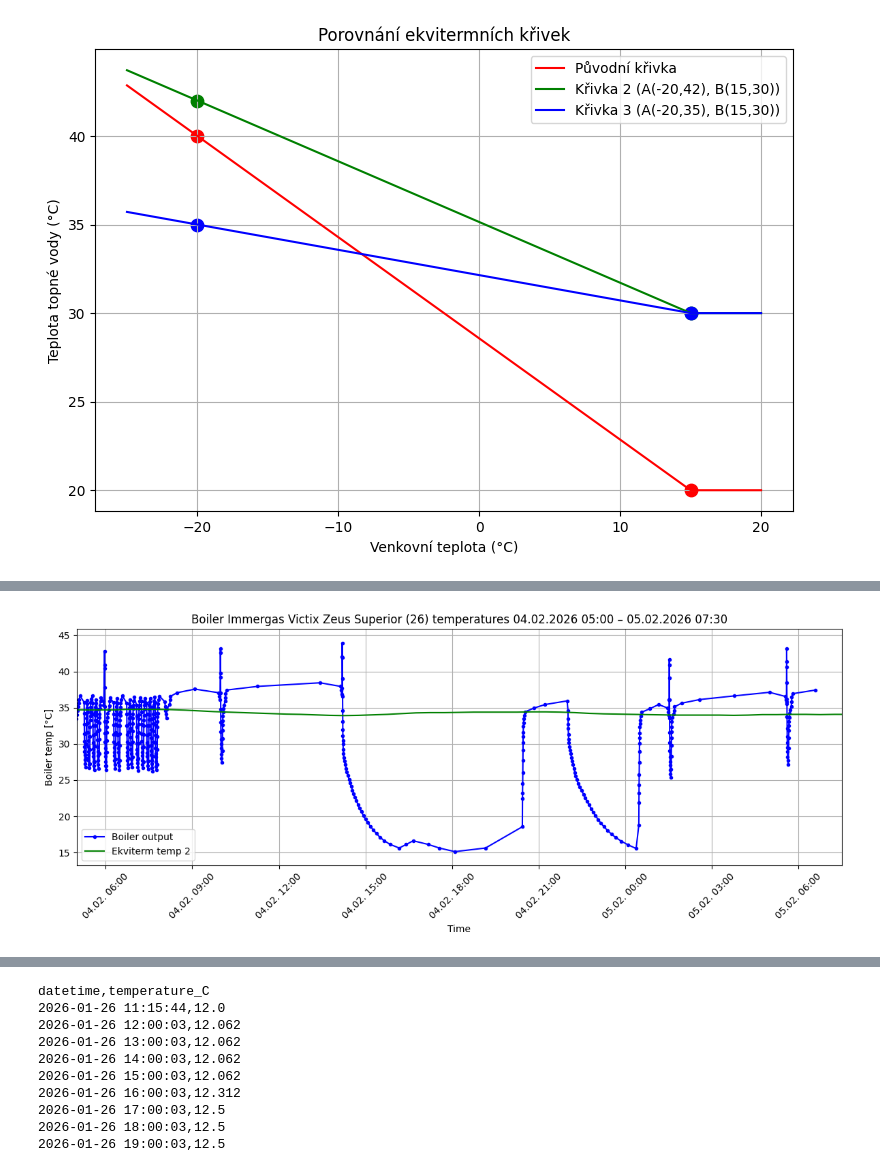
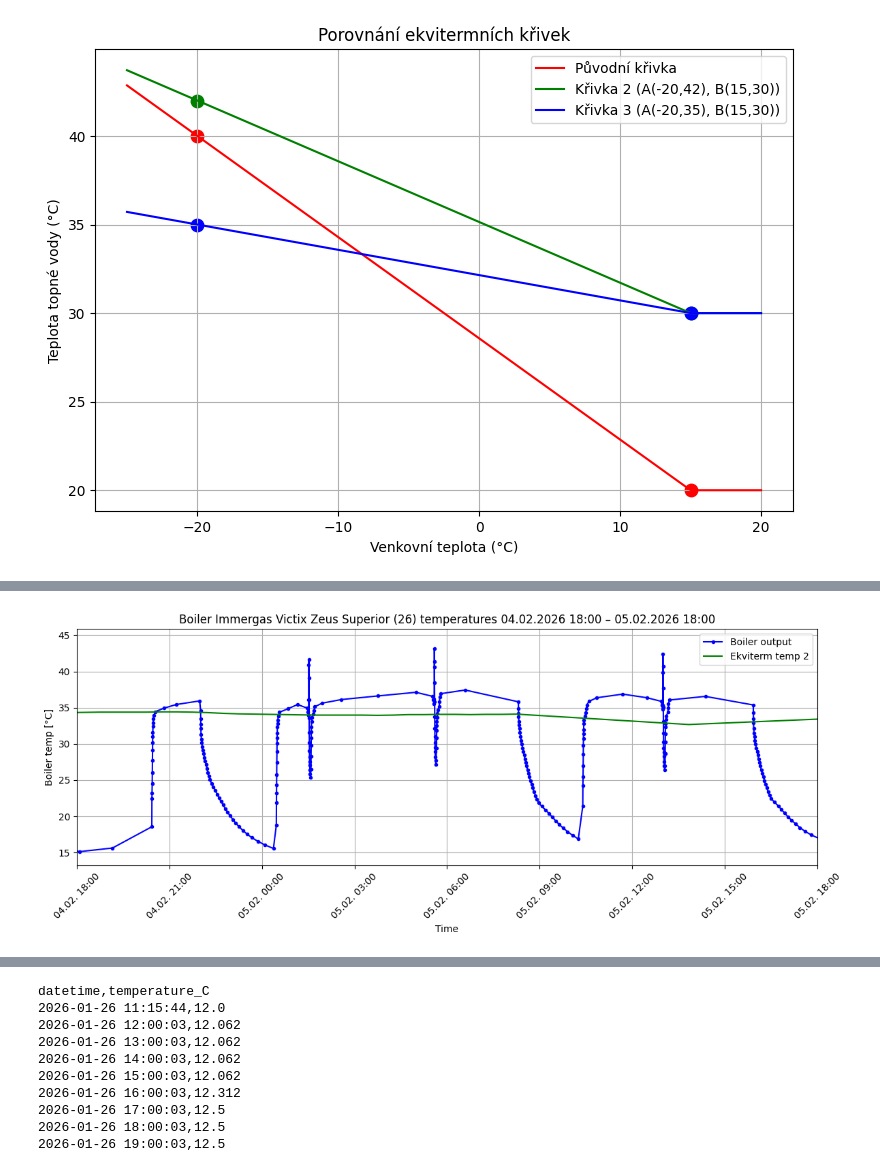
Before and after one commit to MarekCoderslab/Teploty_kotle, a Jupyter notebook: Teplota_kotle.ipynb, the cells around one changed output, grey strips where cells are left out. Drawn from its saved outputs; the diff is of its cells as text; code cells hidden in the pictures.

```diff
--- a/Teplota_kotle.ipynb
+++ b/Teplota_kotle.ipynb
@@ -208,38 +196,38 @@ import matplotlib.dates as mdates
 import pandas as pd
 
 # --- RUČNÍ NASTAVENÍ ČASOVÉHO OKNA ---
-start_time = pd.Timestamp("2026-02-04 5:00:00")
-end_time   = pd.Timestamp("2026-02-05 7:30:00")
+start_time = pd.Timestamp("2026-02-04 18:00:00")
+end_time   = pd.Timestamp("2026-02-05 18:00:00")
 
 plt.figure(figsize=(12,5))
 ax = plt.gca()
 
 # Kotel
 ax.plot(df["Time"], df["Value"], marker=".", color="blue", label="Boiler output")
 
 # Netatmo – původní křivka
 # ax.plot(df_netatmo["time_local"], df_netatmo["Boiler_water"], color="red", label="Ekviterm temp")
 
 # Netatmo – nová křivka (Boiler_water_2)
 ax.plot(df_netatmo["time_local"], df_netatmo["Boiler_water_2"], color="green", label="Ekviterm temp 2")
 
 # --- APLIKACE ČASOVÉHO OKNA NA GRAF ---
 ax.set_xlim(start_time, end_time)
 
 # Formát osy X
 ax.xaxis.set_major_formatter(mdates.DateFormatter('%d.%m. %H:%M'))
 plt.xticks(rotation=45)
 
 plt.title(f"Boiler Immergas Victix Zeus Superior (26) temperatures {start_time:%d.%m.%Y %H:%M} – {end_time:%d.%m.%Y %H:%M}")
 
 ax.set_xlabel("Time")
 ax.set_ylabel("Boiler temp [°C]")
 plt.grid(True)
 plt.legend()
 plt.tight_layout()
 plt.show()
 # %% [output]
-[figure, old version]
+[figure, new version]
 # %%
 import pandas as pd
 import matplotlib.pyplot as plt
```
Also changed, not shown: parts of 7 cells of this notebook, 6 other files.
